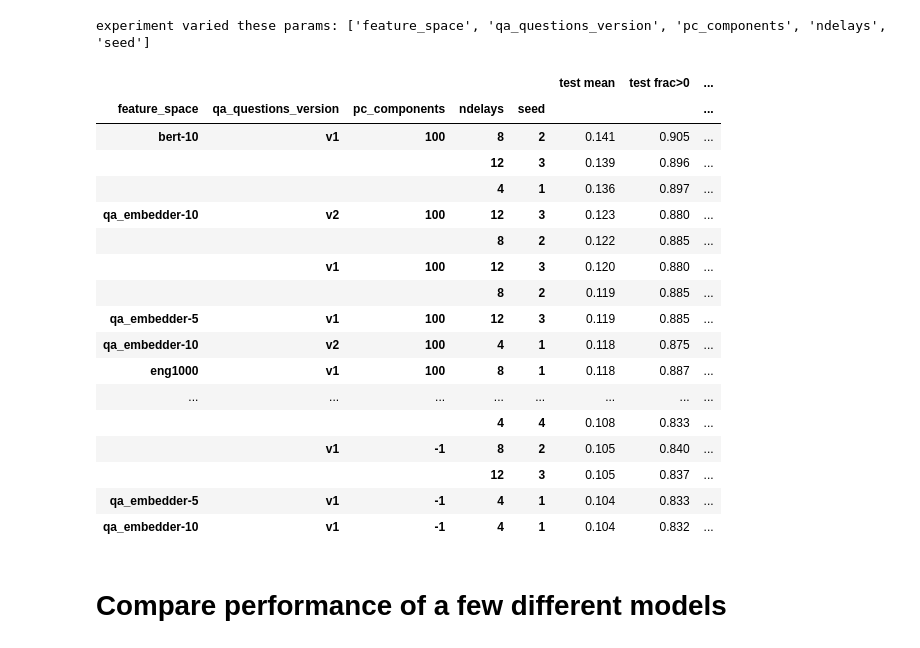
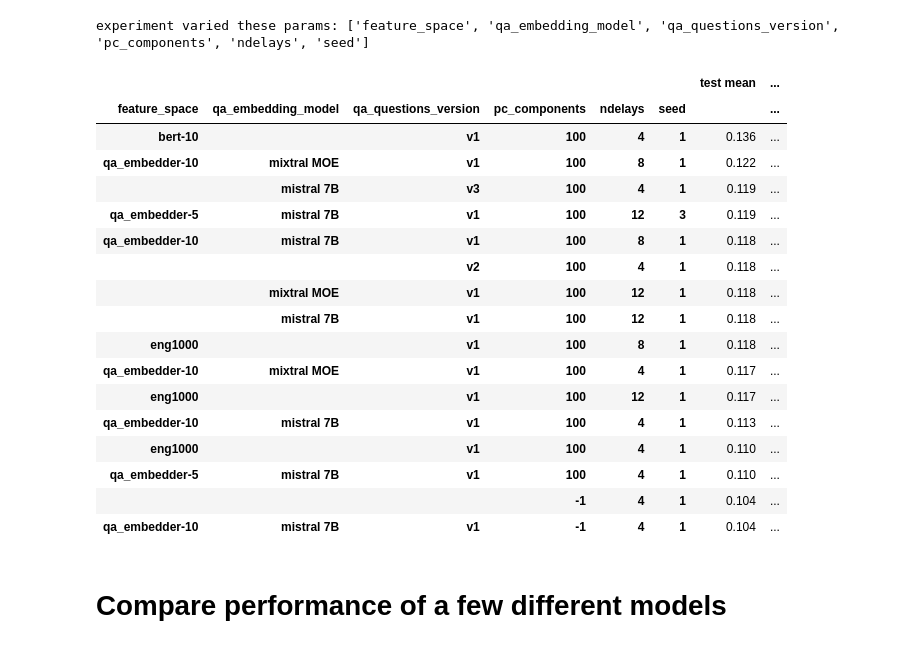
Before and after one commit to csinva/interpretable-embeddings, a Jupyter notebook: notebooks/01_encoding.ipynb, the cells around one changed output. Drawn from its saved outputs; the diff is of its cells as text; code cells hidden in the pictures.

```diff
--- a/notebooks/01_encoding.ipynb
+++ b/notebooks/01_encoding.ipynb
@@ -20,54 +20,56 @@ dvu.set_style()
 
 # results_dir = '/home/chansingh/mntv1/deep-fMRI/encoding/results_mar30'
 results_dir = '/home/chansingh/mntv1/deep-fMRI/encoding/results_apr1'
 
 experiment_filename = '../experiments/01_fit_encoding.py'
 
 # load the results in to a pandas dataframe
 r = imodelsx.process_results.get_results_df(results_dir)
 r = imodelsx.process_results.fill_missing_args_with_default(
     r, experiment_filename)
-# imodelsx.process_results.delete_runs_in_dataframe(
-    # r[r.feature_space == 'qa_embedder-10'], actually_delete=True)
+r['qa_embedding_model'] = r.apply(lambda row: {
+    'mistralai/Mistral-7B-v0.1': 'mistral 7B',
+    'mistralai/Mixtral-8x7B-v0.1': 'mixtral MOE',
+}.get(row['qa_embedding_model'], row['qa_embedding_model']) if 'qa_emb' in row['feature_space'] else '', axis=1)
 cols_varied = imodelsx.process_results.get_experiment_keys(
     r, experiment_filename)
 print('experiment varied these params:', cols_varied)
 
 mets = [c for c in r.columns if 'corrs' in c and ('mean' in c or 'frac' in c)]
     # [c for c in r.columns if 'corrs_tune_' in c]
 # mets = [met for met in mets if not 'pc' in met]
 if len(cols_varied) > 0:
     d = r.groupby(cols_varied)[mets].mean()
 else:
     d = r[mets]
 (
     d
     .sort_values(by='corrs_test_mean', ascending=False)
     .rename(columns=lambda x: x.replace('_', ' ').replace('corrs', ''))
     .style
     .background_gradient(cmap='magma', axis=0)
     .format(precision=3)
 )
 # %% [output]
-experiment varied these params: ['feature_space', 'qa_questions_version', 'pc_components', 'ndelays', 'seed']
+experiment varied these params: ['feature_space', 'qa_embedding_model', 'qa_questions_version', 'pc_components', 'ndelays', 'seed']
-|  |  |  |  |  | test mean | test frac>0 | ... |
-| feature_space | qa_questions_version | pc_components | ndelays | seed |  |  | ... |
-| bert-10 | v1 | 100 | 8 | 2 | 0.141 | 0.905 | ... |
-|  |  |  | 12 | 3 | 0.139 | 0.896 | ... |
-|  |  |  | 4 | 1 | 0.136 | 0.897 | ... |
-| qa_embedder-10 | v2 | 100 | 12 | 3 | 0.123 | 0.880 | ... |
-|  |  |  | 8 | 2 | 0.122 | 0.885 | ... |
-|  | v1 | 100 | 12 | 3 | 0.120 | 0.880 | ... |
-|  |  |  | 8 | 2 | 0.119 | 0.885 | ... |
-| qa_embedder-5 | v1 | 100 | 12 | 3 | 0.119 | 0.885 | ... |
-| qa_embedder-10 | v2 | 100 | 4 | 1 | 0.118 | 0.875 | ... |
-| eng1000 | v1 | 100 | 8 | 1 | 0.118 | 0.887 | ... |
-| ... | ... | ... | ... | ... | ... | ... | ... |
-|  |  |  | 4 | 4 | 0.108 | 0.833 | ... |
-|  | v1 | -1 | 8 | 2 | 0.105 | 0.840 | ... |
-|  |  |  | 12 | 3 | 0.105 | 0.837 | ... |
-| qa_embedder-5 | v1 | -1 | 4 | 1 | 0.104 | 0.833 | ... |
-| qa_embedder-10 | v1 | -1 | 4 | 1 | 0.104 | 0.832 | ... |
+|  |  |  |  |  |  | test mean | ... |
+| feature_space | qa_embedding_model | qa_questions_version | pc_components | ndelays | seed |  | ... |
+| bert-10 |  | v1 | 100 | 4 | 1 | 0.136 | ... |
+| qa_embedder-10 | mixtral MOE | v1 | 100 | 8 | 1 | 0.122 | ... |
+|  | mistral 7B | v3 | 100 | 4 | 1 | 0.119 | ... |
+| qa_embedder-5 | mistral 7B | v1 | 100 | 12 | 3 | 0.119 | ... |
+| qa_embedder-10 | mistral 7B | v1 | 100 | 8 | 1 | 0.118 | ... |
+|  |  | v2 | 100 | 4 | 1 | 0.118 | ... |
+|  | mixtral MOE | v1 | 100 | 12 | 1 | 0.118 | ... |
+|  | mistral 7B | v1 | 100 | 12 | 1 | 0.118 | ... |
+| eng1000 |  | v1 | 100 | 8 | 1 | 0.118 | ... |
+| qa_embedder-10 | mixtral MOE | v1 | 100 | 4 | 1 | 0.117 | ... |
+| eng1000 |  | v1 | 100 | 12 | 1 | 0.117 | ... |
+| qa_embedder-10 | mistral 7B | v1 | 100 | 4 | 1 | 0.113 | ... |
+| eng1000 |  | v1 | 100 | 4 | 1 | 0.110 | ... |
+| qa_embedder-5 | mistral 7B | v1 | 100 | 4 | 1 | 0.110 | ... |
+|  |  |  | -1 | 4 | 1 | 0.104 | ... |
+| qa_embedder-10 | mistral 7B | v1 | -1 | 4 | 1 | 0.104 | ... |
 # %% [markdown]
 # Compare performance of a few different models
 # %%
```
Also changed, not shown: 3 other files.
